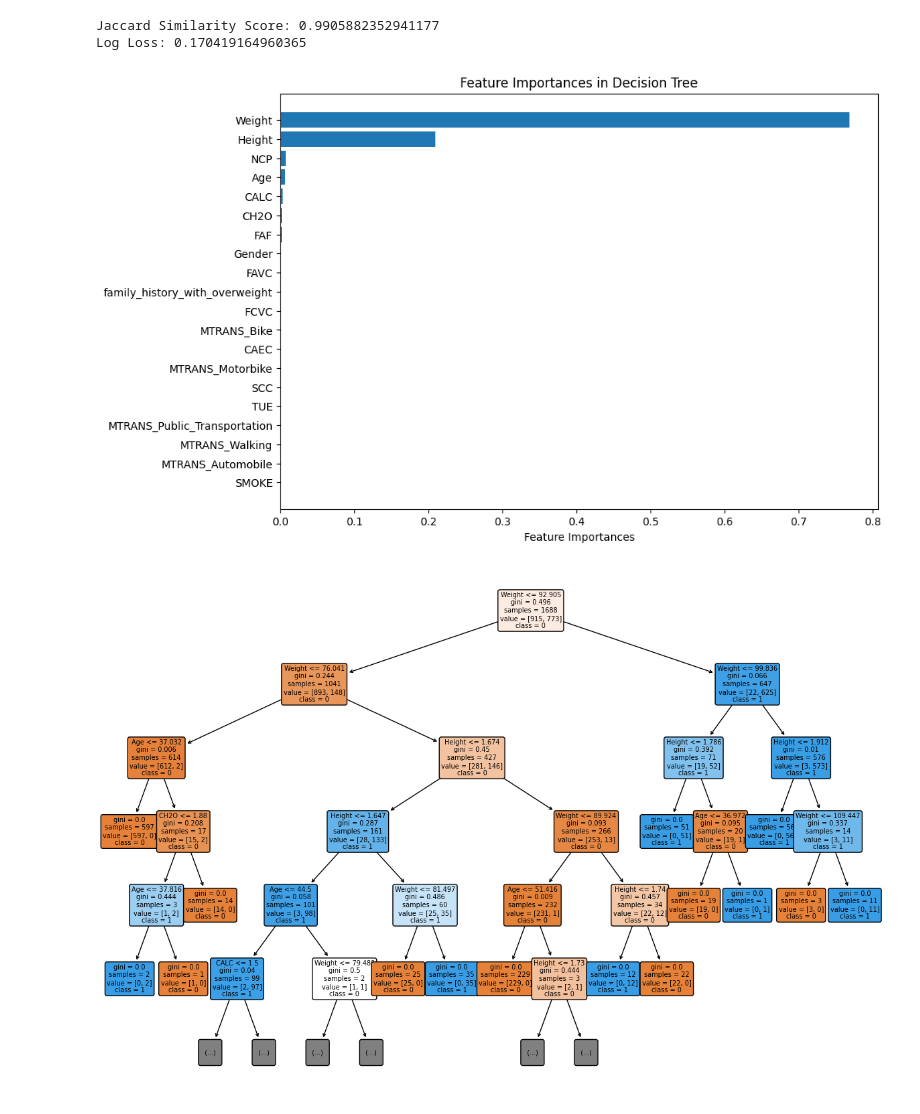
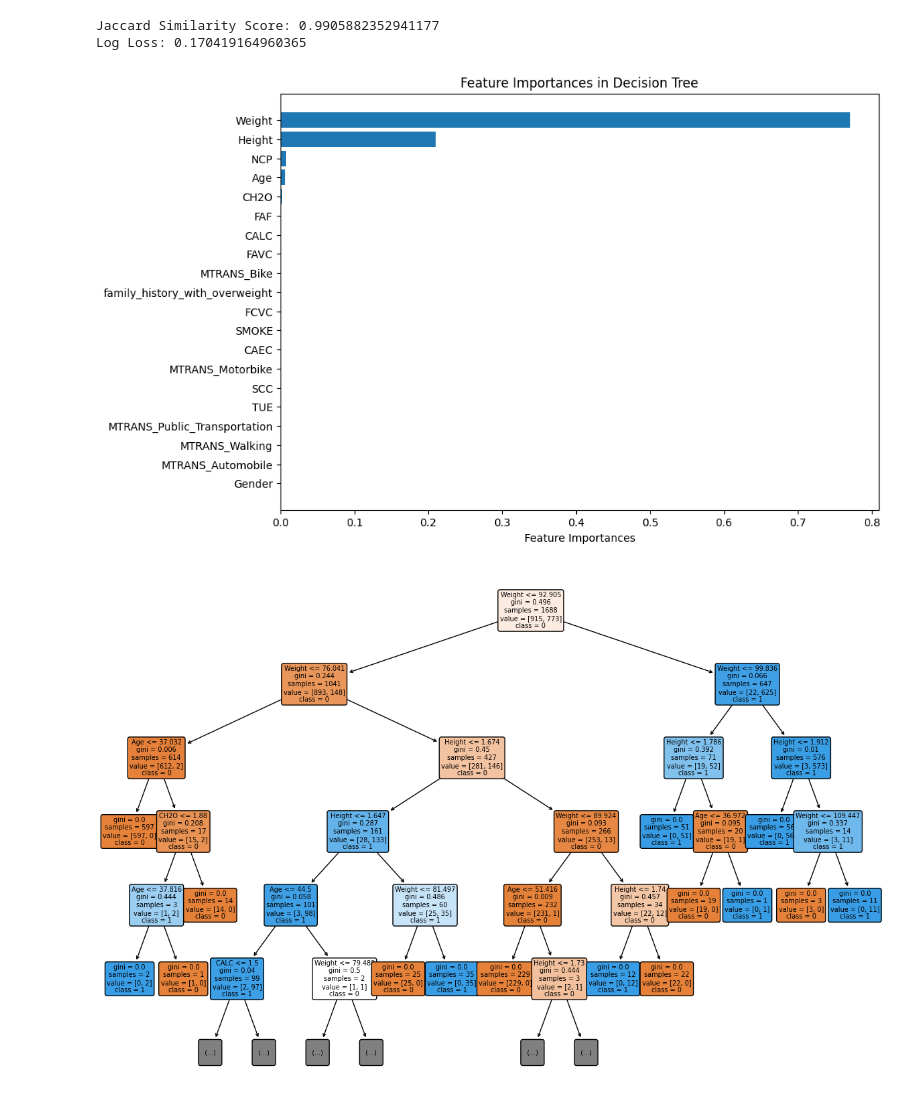
Before and after one commit to Nurbanuak/Presentation_project, a Jupyter notebook: main.ipynb, the cells around one changed output. Drawn from its saved outputs; the diff is of its cells as text; code cells hidden in the pictures.

```diff
--- a/main.ipynb
+++ b/main.ipynb
@@ -1036,27 +1030,25 @@ print(f'Log Loss: {logloss}')
 Jaccard Similarity Score: 0.9905882352941177
 Log Loss: 0.170419164960365
 # %%
-dt = DecisionTreeClassifier()
-dt.fit(X_train, y_train)
 
 # Özellik önem sıralarını al
 feature_importances = dt.feature_importances_
 
 # Özellik isimlerini al
 feature_names = X_train.columns
 
 # Özellik önem sıralarını sırala
 sorted_indices = feature_importances.argsort()
 
 # Sıralanmış özellik önem sıralarını ve isimlerini kullanarak bir çubuk grafiği çiz
 plt.figure(figsize=(10, 7))
 plt.barh(range(len(feature_importances)), feature_importances[sorted_indices])
 plt.yticks(range(len(feature_importances)), feature_names[sorted_indices])
 plt.title("Feature Importances in Decision Tree")
 plt.xlabel("Feature Importances")
 plt.show()
 # %% [output]
-[figure, old version]
+[figure, new version]
 # %%
 plt.figure(figsize=(15, 10))
 plot_tree(dtc, feature_names=X.columns, class_names=list(map(str, dtc.classes_)),
```
Also changed, not shown: parts of 14 cells of this notebook.
